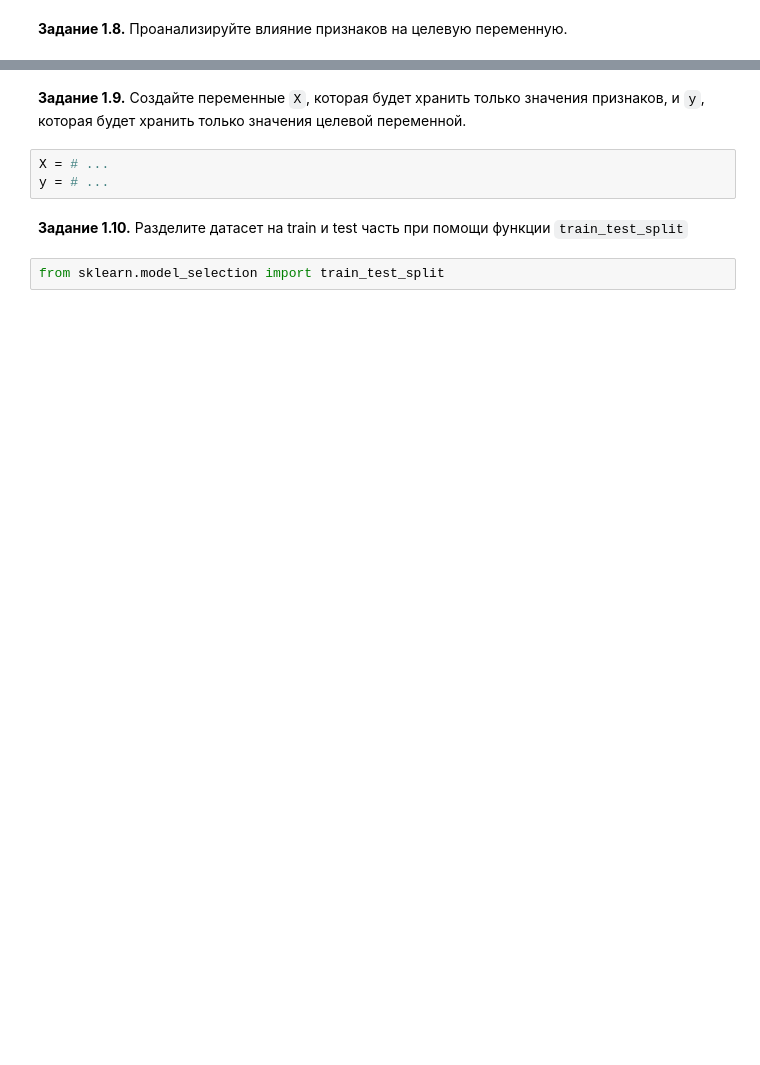
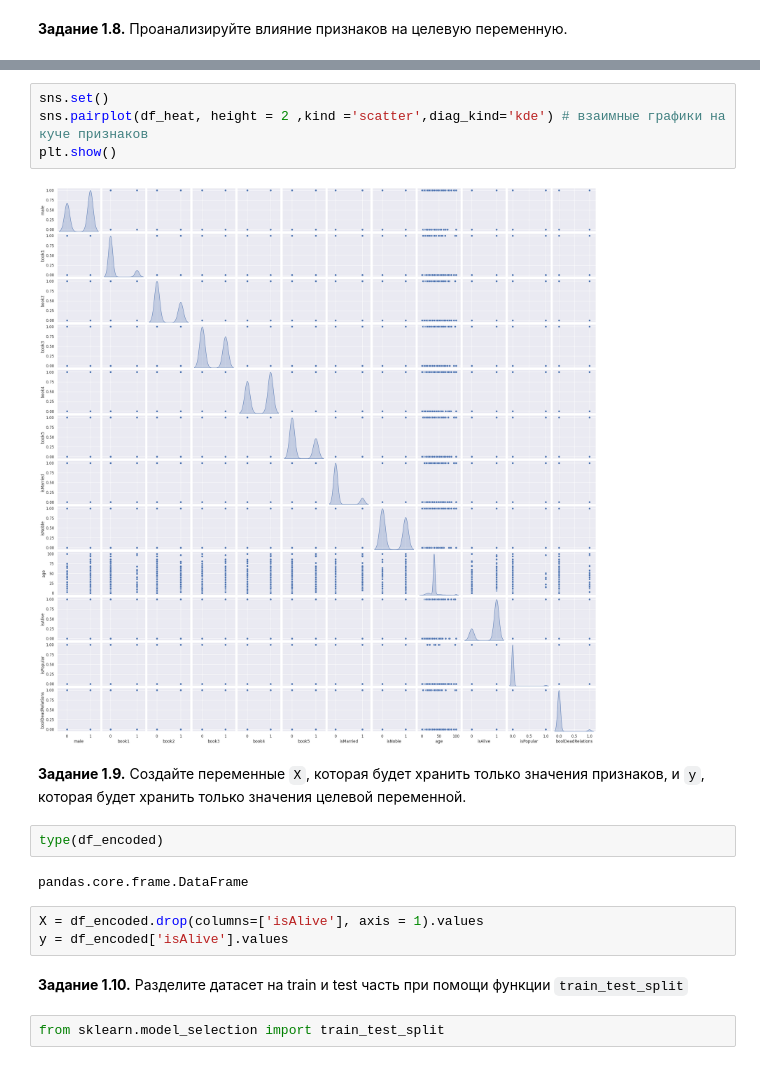
Before and after one commit to Prototype721/MFTI_course, a Jupyter notebook: week_01_ml_intro/Homework/hw_1_game_of_thrones.ipynb, the cells around one changed output, grey strips where cells are left out. Cells and saved outputs as stored; diff of their text form; blank space fills up the shorter version.

```diff
--- a/week_01_ml_intro/Homework/hw_1_game_of_thrones.ipynb
+++ b/week_01_ml_intro/Homework/hw_1_game_of_thrones.ipynb
@@ -355,8 +454,18 @@ analyse_feature('book5') # можно оставить book 1, 4 и 5
+# %%
+sns.set()
+sns.pairplot(df_heat, height = 2 ,kind ='scatter',diag_kind='kde') # взаимные графики на куче признаков
+plt.show()
+# %% [output]
+[figure, added]
 # %% [markdown]
 **Задание 1.9.** Создайте переменные `X`, которая будет хранить только значения признаков, и `y`, которая будет хранить только значения целевой переменной.
-# %%
-X = # ...
-y = # ...
+# %%
+type(df_encoded)
+# %% [output]
+pandas.core.frame.DataFrame
+# %%
+X = df_encoded.drop(columns=['isAlive'], axis = 1).values
+y = df_encoded['isAlive'].values
 # %% [markdown]
 **Задание 1.10.** Разделите датасет на train и test часть при помощи функции `train_test_split`
 # %%
```
Also changed, not shown: parts of 19 cells of this notebook.
